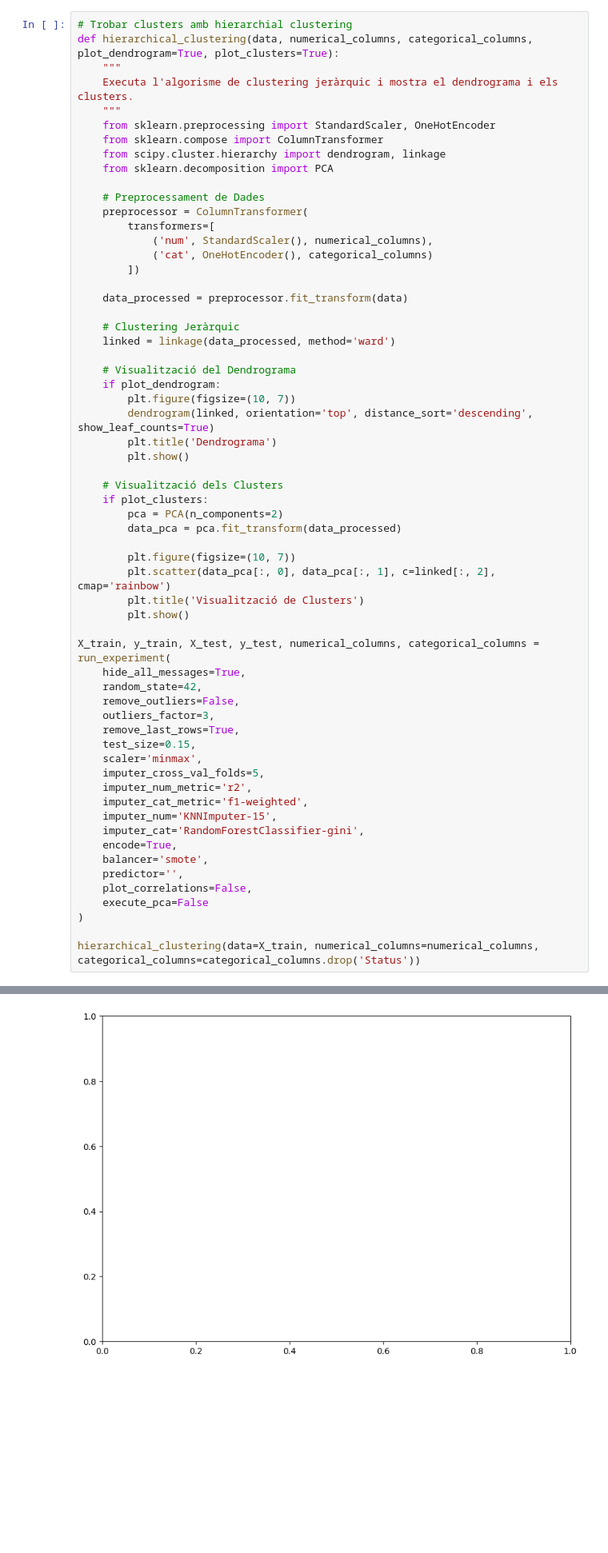
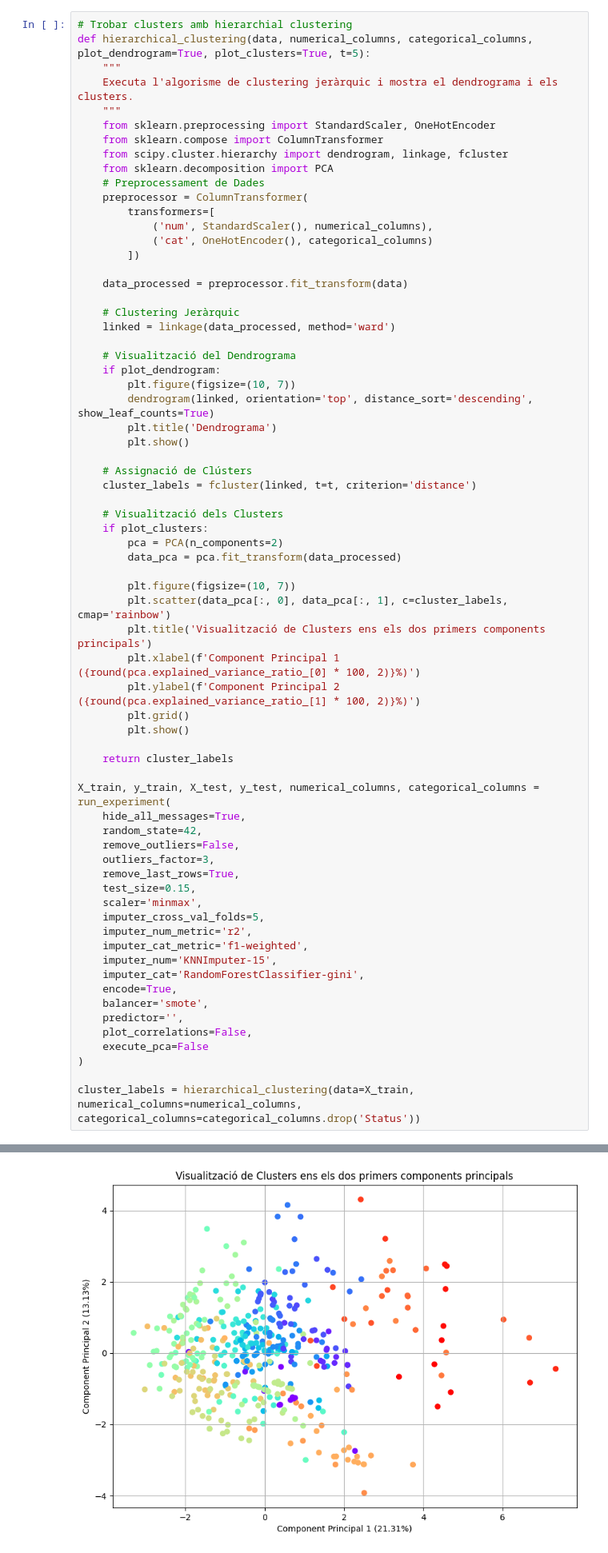
Before and after one commit to caiselvas/survival-prediction-cirrhosis, a Jupyter notebook: src/main.ipynb, the cells around one changed output, grey strips where cells are left out. Shown at 80% size. Saved outputs shown, nothing was run; the diff lists cells and outputs as text; blank space fills up the shorter version.

```diff
--- a/src/main.ipynb
+++ b/src/main.ipynb
@@ -1865,15 +1865,14 @@ print(f1_list)
 ### **BONUS 2: Anàlisi No Supervisat**
 # %%
 # Trobar clusters amb hierarchial clustering
-def hierarchical_clustering(data, numerical_columns, categorical_columns, plot_dendrogram=True, plot_clusters=True):
+def hierarchical_clustering(data, numerical_columns, categorical_columns, plot_dendrogram=True, plot_clusters=True, t=5):
 	"""
 	Executa l'algorisme de clustering jeràrquic i mostra el dendrograma i els clusters.
 	"""
 	from sklearn.preprocessing import StandardScaler, OneHotEncoder
 	from sklearn.compose import ColumnTransformer
-	from scipy.cluster.hierarchy import dendrogram, linkage
+	from scipy.cluster.hierarchy import dendrogram, linkage, fcluster
 	from sklearn.decomposition import PCA
-
 	# Preprocessament de Dades
 	preprocessor = ColumnTransformer(
 		transformers=[
@@ -1893,15 +1892,23 @@ def hierarchical_clustering(data, numerical_columns, categorical_columns, plot_d
 		plt.title('Dendrograma')
 		plt.show()
 
+	# Assignació de Clústers
+	cluster_labels = fcluster(linked, t=t, criterion='distance')
+
 	# Visualització dels Clusters
 	if plot_clusters:
 		pca = PCA(n_components=2)
 		data_pca = pca.fit_transform(data_processed)
 
 		plt.figure(figsize=(10, 7))
-		plt.scatter(data_pca[:, 0], data_pca[:, 1], c=linked[:, 2], cmap='rainbow')
-		plt.title('Visualització de Clusters')
+		plt.scatter(data_pca[:, 0], data_pca[:, 1], c=cluster_labels, cmap='rainbow')
+		plt.title('Visualització de Clusters ens els dos primers components principals')
+		plt.xlabel(f'Component Principal 1 ({round(pca.explained_variance_ratio_[0] * 100, 2)}%)')
+		plt.ylabel(f'Component Principal 2 ({round(pca.explained_variance_ratio_[1] * 100, 2)}%)')
+		plt.grid()
 		plt.show()
+
+	return cluster_labels
 
 X_train, y_train, X_test, y_test, numerical_columns, categorical_columns = run_experiment(
 	hide_all_messages=True,
@@ -1923,6 +1930,6 @@ X_train, y_train, X_test, y_test, numerical_columns, categorical_columns = run_e
 	execute_pca=False
 )
 
-hierarchical_clustering(data=X_train, numerical_columns=numerical_columns, categorical_columns=categorical_columns.drop('Status'))
+cluster_labels = hierarchical_clustering(data=X_train, numerical_columns=numerical_columns, categorical_columns=categorical_columns.drop('Status'))
 # %% [output]
 [figure]
@@ -1930 +1936 @@ ValueError: 'c' argument has 440 elements, which is inconsistent with 'x' and 'y
-[figure, old version]
+[figure, new version]
```
Also changed, not shown: parts of 1 cell of this notebook, 19 other files.
